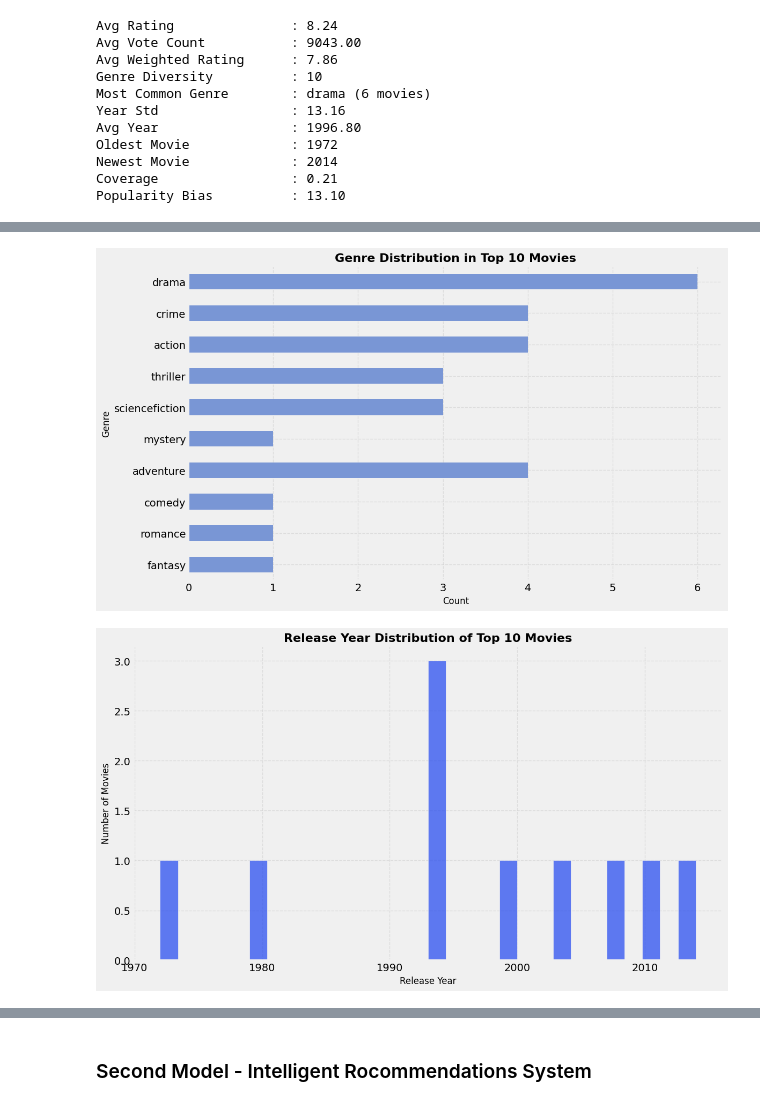
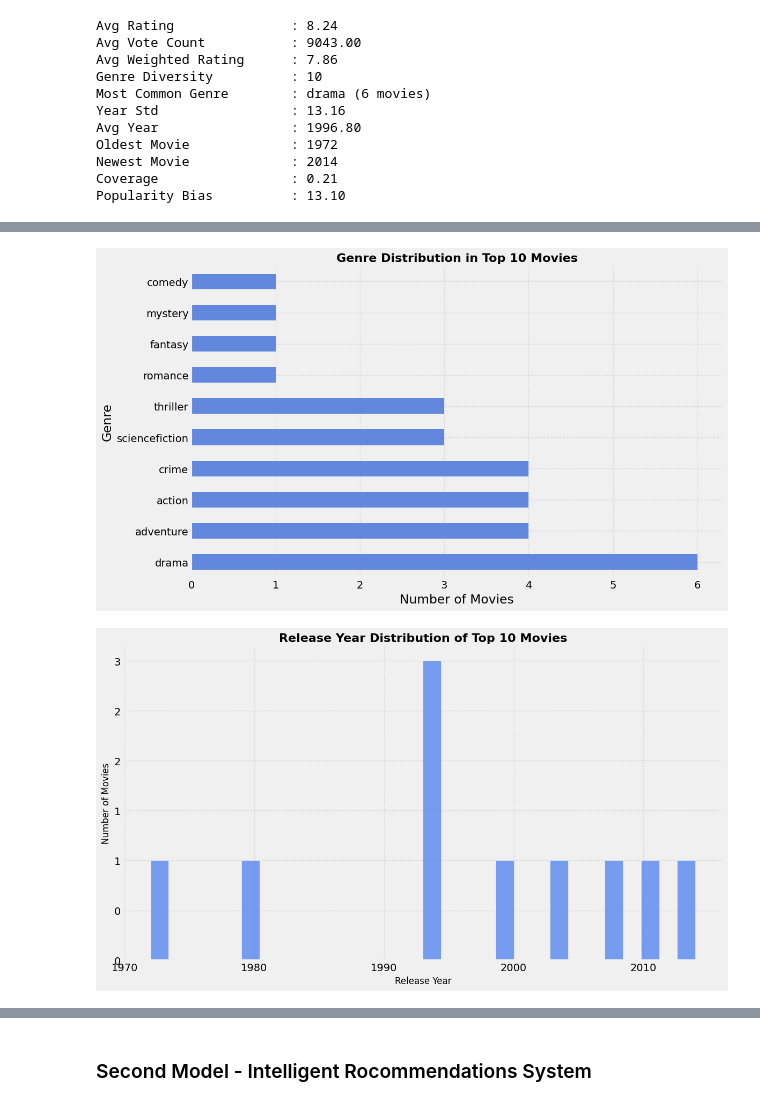
Before and after one commit to Przemsonn05/Content-Based-Recommendation-System-for-movies, a Jupyter notebook: notebooks/Recommendation_System.ipynb, the cells around one changed output, grey strips where cells are left out. Cells and saved outputs as stored; diff of their text form; code cells hidden in the pictures.

```diff
--- a/notebooks/Recommendation_System.ipynb
+++ b/notebooks/Recommendation_System.ipynb
@@ -745,3 +752,14 @@ data_after_json['hybrid_score'] = (
+# %%
+def enhance_overview(row):
+    overview = str(row['overview'])
+    tagline = str(row['tagline'])
+
+    if len(overview) < 100:
+        return overview + ' ' + tagline
+
+    return overview
+
+data_after_json['overview'] = data_after_json.apply(enhance_overview, axis=1)
 # %% [markdown]
 ## Model Building and Evaluation
 # %% [markdown]
@@ -846,32 +878,36 @@ Popularity Bias          : 13.10
 # %%
 #Genre Distribution
 
 top_genres = [g for genres in global_top_10['genres'] for g in genres]
 genre_counts = Counter(top_genres)
 
+genre_df = pd.DataFrame.from_dict(genre_counts, orient='index', columns=['count']) \
+                        .sort_values('count')
+
 plt.figure(figsize=(12,7), facecolor='#f0f0f0')
-sns.barplot(x=list(genre_counts.values()), y=list(genre_counts.keys()), color="#6a91e4", width=0.5)
+sns.barplot(x=genre_df['count'], y=genre_df.index, color="#4d80f0", width=0.5)
+
 plt.title('Genre Distribution in Top 10 Movies', fontsize=16, weight='bold')
-plt.xlabel('Count', fontsize=12)
-plt.ylabel('Genre', fontsize=12)
-
+plt.xlabel('Number of Movies')
+plt.ylabel('Genre')
 plt.grid(True, linestyle='--', alpha=0.5)
 plt.tight_layout()
-plt.savefig('../images/Genre_Distribution_in_Top10_Movies.png', dpi=300, bbox_inches='tight')
+plt.savefig('../images/Genre_Distribution_in_Top10_Movies.png', dpi=300)
 plt.show()
 
 #Release Year Distribution
 
 plt.figure(figsize=(12,7))
-sns.histplot(global_top_10['release_year'], bins=30, kde=False, color="#2C50F0")
+sns.histplot(global_top_10['release_year'], bins=30, kde=False, color="#4d80f0")
 plt.title('Release Year Distribution of Top 10 Movies', fontsize=16, weight='bold')
 plt.xlabel('Release Year', fontsize=12)
 plt.ylabel('Number of Movies', fontsize=12)
 
+plt.gca().yaxis.set_major_formatter(mticker.FormatStrFormatter('%d'))
 plt.grid(True, linestyle='--', alpha=0.5)
 plt.tight_layout()
 plt.savefig('../images/Release_Year_Distribution_of_Top_10_Movies.png', dpi=300, bbox_inches='tight')
 plt.show()
 # %% [output]
-[figure, old version]
+[figure, new version]
-[figure, old version]
+[figure, new version]
```
Also changed, not shown: parts of 17 cells of this notebook, 7 other files.
